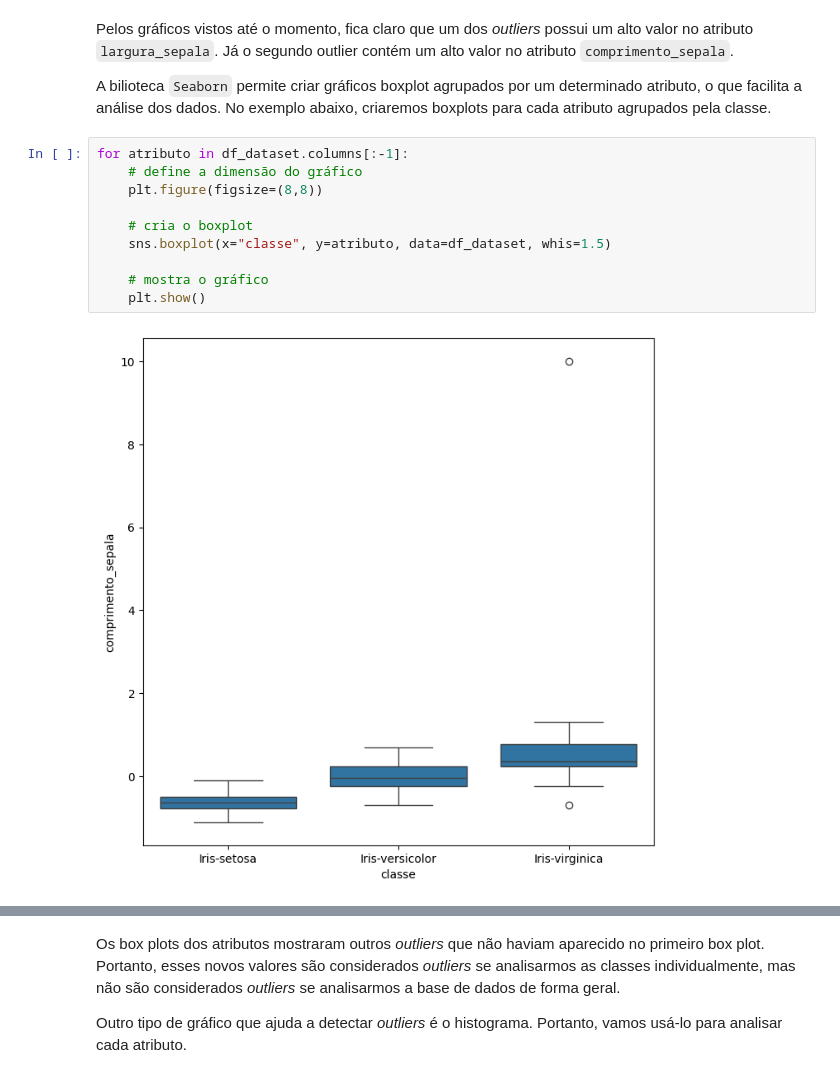
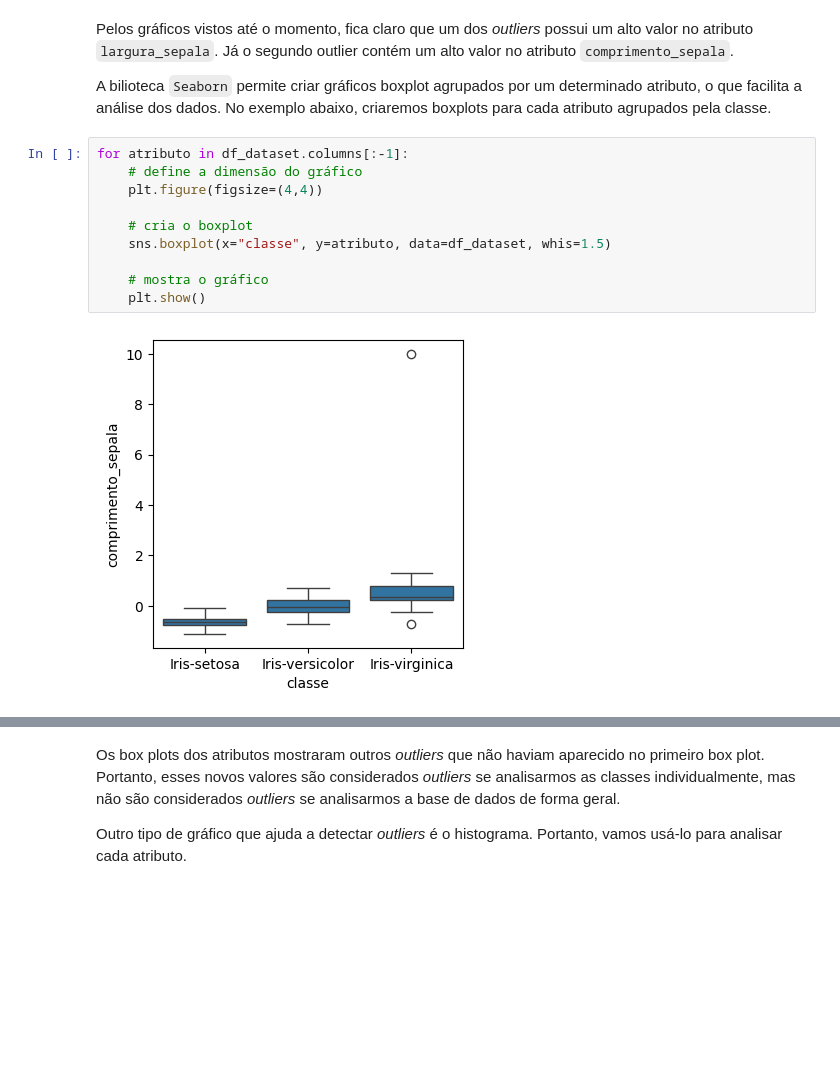
Before and after one commit to henriquemargotte/Aprendizado-de-Maquina-2025-2, a Jupyter notebook: Lab2/lab2.ipynb, the cells around one changed output, grey strips where cells are left out. Drawn from its saved outputs; the diff is of its cells as text; blank space fills up the shorter version.

```diff
--- a/Lab2/lab2.ipynb
+++ b/Lab2/lab2.ipynb
@@ -441,12 +441,12 @@ A bilioteca `Seaborn` permite criar gráficos boxplot agrupados por um determina
 # %%
 for atributo in df_dataset.columns[:-1]:
     # define a dimensão do gráfico
-    plt.figure(figsize=(8,8))
+    plt.figure(figsize=(4,4))
 
     # cria o boxplot
     sns.boxplot(x="classe", y=atributo, data=df_dataset, whis=1.5)
 
     # mostra o gráfico
     plt.show()
 # %% [output]
-[figure, old version]
+[figure, new version]
```
Also changed, not shown: parts of 3 cells of this notebook.
